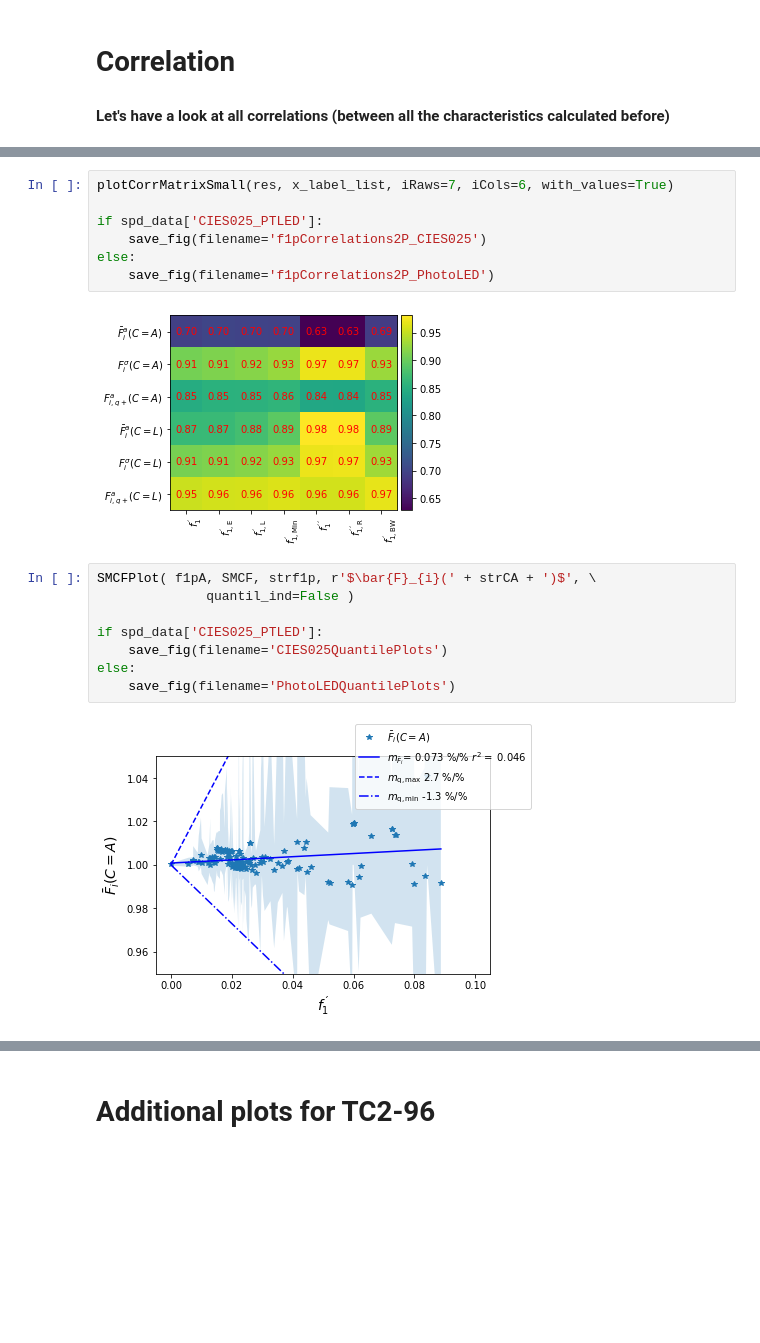
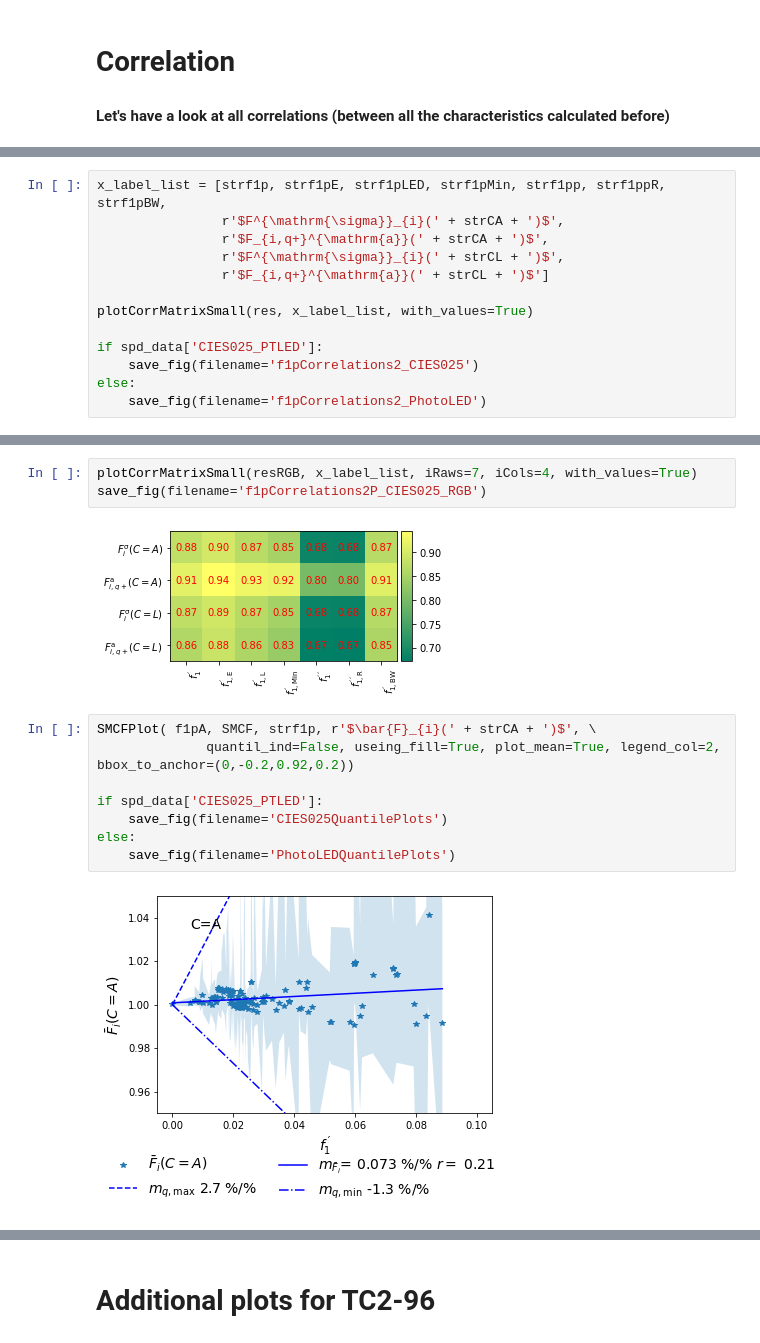
Before and after one commit to empir19nrm02/empir19nrm02, a Jupyter notebook: empir19nrm02/Jupyter/f1PrimeDetectorMet.ipynb, the cells around one changed output, grey strips where cells are left out. Drawn from its saved outputs; the diff is of its cells as text; blank space fills up the shorter version.

```diff
--- a/empir19nrm02/Jupyter/f1PrimeDetectorMet.ipynb
+++ b/empir19nrm02/Jupyter/f1PrimeDetectorMet.ipynb
@@ -855,0 +909,13 @@ x_label_list = [strf1p,strf1pE, strf1pLED, strf1pMin, strf1pp, strf1ppR, strf1pB
+# %%
+x_label_list = [strf1p, strf1pE, strf1pLED, strf1pMin, strf1pp, strf1ppR, strf1pBW,
+                r'$F^{\mathrm{\sigma}}_{i}(' + strCA + ')$',
+                r'$F_{i,q+}^{\mathrm{a}}(' + strCA + ')$',
+                r'$F^{\mathrm{\sigma}}_{i}(' + strCL + ')$',
+                r'$F_{i,q+}^{\mathrm{a}}(' + strCL + ')$']
+
+plotCorrMatrixSmall(res, x_label_list, with_values=True)
+
+if spd_data['CIES025_PTLED']:
+    save_fig(filename='f1pCorrelations2_CIES025')
+else:
+    save_fig(filename='f1pCorrelations2_PhotoLED')
@@ -865,22 +933,18 @@ else:
 # %%
-plotCorrMatrixSmall(res, x_label_list, iRaws=7, iCols=6, with_values=True)
-
-if spd_data['CIES025_PTLED']:
-    save_fig(filename='f1pCorrelations2P_CIES025')
-else:
-    save_fig(filename='f1pCorrelations2P_PhotoLED')
+plotCorrMatrixSmall(resRGB, x_label_list, iRaws=7, iCols=4, with_values=True)
+save_fig(filename='f1pCorrelations2P_CIES025_RGB')
 # %% [output]
-[figure, old version]
+[figure, new version]
 # %%
 SMCFPlot( f1pA, SMCF, strf1p, r'$\bar{F}_{i}(' + strCA + ')$', \
-              quantil_ind=False )
+              quantil_ind=False, useing_fill=True, plot_mean=True, legend_col=2,  bbox_to_anchor=(0,-0.2,0.92,0.2))
 
 if spd_data['CIES025_PTLED']:
     save_fig(filename='CIES025QuantilePlots')
 else:
     save_fig(filename='PhotoLEDQuantilePlots')
 # %% [output]
-[figure, old version]
+[figure, new version]
 # %%
 SMCFPlot( f1pA, SMCF, strf1p, r'$\bar{F}_{i}(' + strCA + ')$', \
               ylabel2=r'$F^{\sigma}_{i}(' + strCA + ')$', quantil_ind=True )
```
Also changed, not shown: parts of 109 cells of this notebook, 22 other files.
